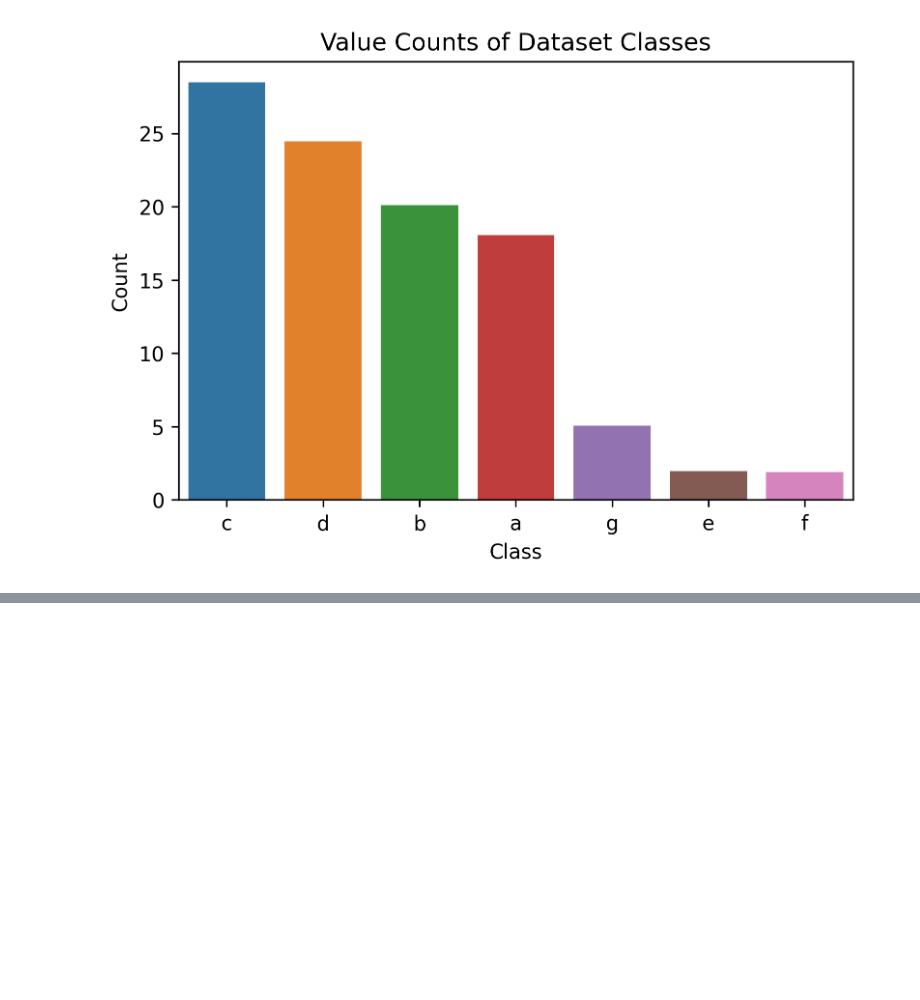
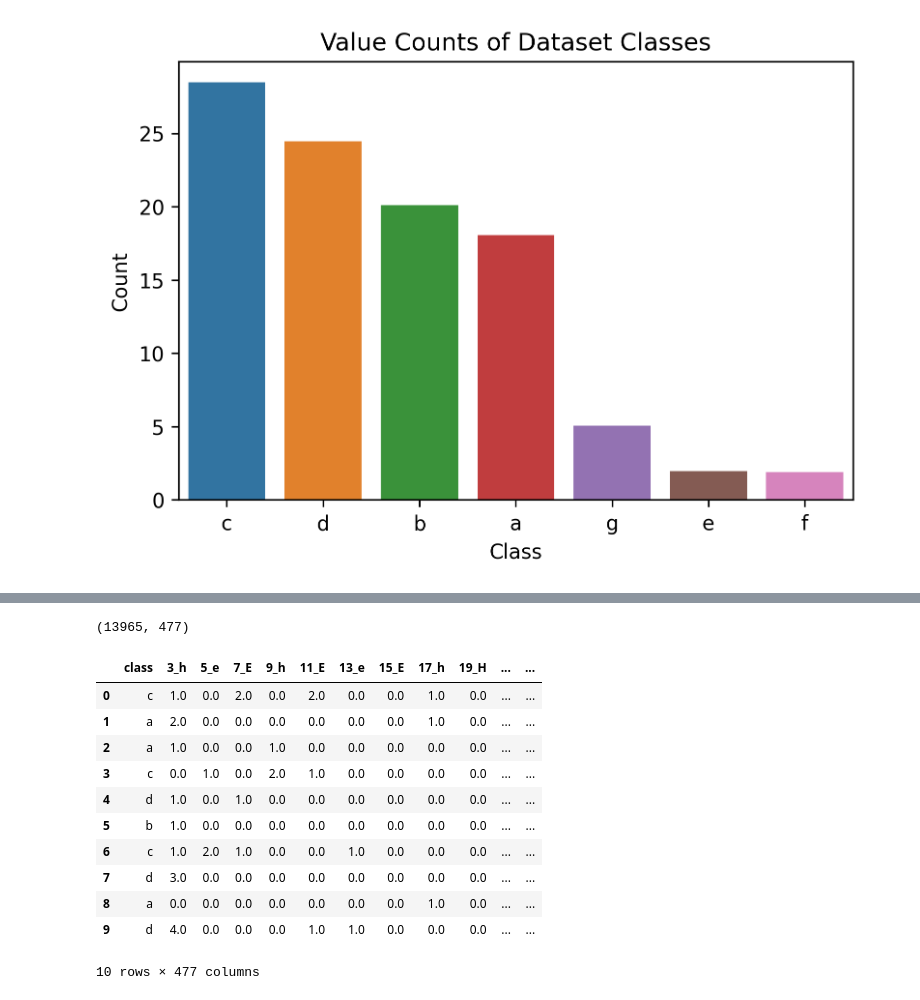
Before and after one commit to nizarmah/strucanti, a Jupyter notebook: main.ipynb, the cells around one changed output, grey strips where cells are left out. Saved outputs shown, nothing was run; the diff lists cells and outputs as text; code cells hidden in the pictures; blank space fills up the shorter version.

```diff
--- a/main.ipynb
+++ b/main.ipynb
@@ -172,0 +186,22 @@ plt.show()
+# %%
+unwanted_cols = ['sid', 'sequence', 'folds', 'superfamilies', 'families']
+
+dataset = dataset.drop(unwanted_cols, axis=1)
+dataset.shape
+# %% [output]
+(13965, 477)
+# %%
+dataset.head(10)
+# %% [output]
+|  | class | 3_h | 5_e | 7_E | 9_h | 11_E | 13_e | 15_E | 17_h | 19_H | ... | ... |
+| 0 | c | 1.0 | 0.0 | 2.0 | 0.0 | 2.0 | 0.0 | 0.0 | 1.0 | 0.0 | ... | ... |
+| 1 | a | 2.0 | 0.0 | 0.0 | 0.0 | 0.0 | 0.0 | 0.0 | 1.0 | 0.0 | ... | ... |
+| 2 | a | 1.0 | 0.0 | 0.0 | 1.0 | 0.0 | 0.0 | 0.0 | 0.0 | 0.0 | ... | ... |
+| 3 | c | 0.0 | 1.0 | 0.0 | 2.0 | 1.0 | 0.0 | 0.0 | 0.0 | 0.0 | ... | ... |
+| 4 | d | 1.0 | 0.0 | 1.0 | 0.0 | 0.0 | 0.0 | 0.0 | 0.0 | 0.0 | ... | ... |
+| 5 | b | 1.0 | 0.0 | 0.0 | 0.0 | 0.0 | 0.0 | 0.0 | 0.0 | 0.0 | ... | ... |
+| 6 | c | 1.0 | 2.0 | 1.0 | 0.0 | 0.0 | 1.0 | 0.0 | 0.0 | 0.0 | ... | ... |
+| 7 | d | 3.0 | 0.0 | 0.0 | 0.0 | 0.0 | 0.0 | 0.0 | 0.0 | 0.0 | ... | ... |
+| 8 | a | 0.0 | 0.0 | 0.0 | 0.0 | 0.0 | 0.0 | 0.0 | 1.0 | 0.0 | ... | ... |
+| 9 | d | 4.0 | 0.0 | 0.0 | 0.0 | 1.0 | 1.0 | 0.0 | 0.0 | 0.0 | ... | ... |
+10 rows × 477 columns
```
Also changed, not shown: parts of 7 cells of this notebook.
